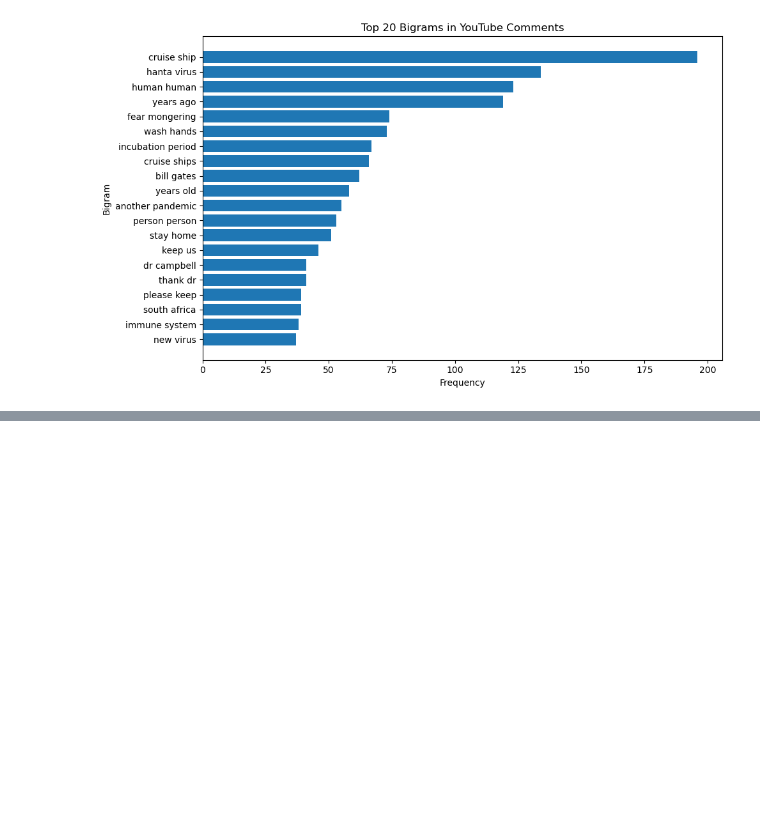
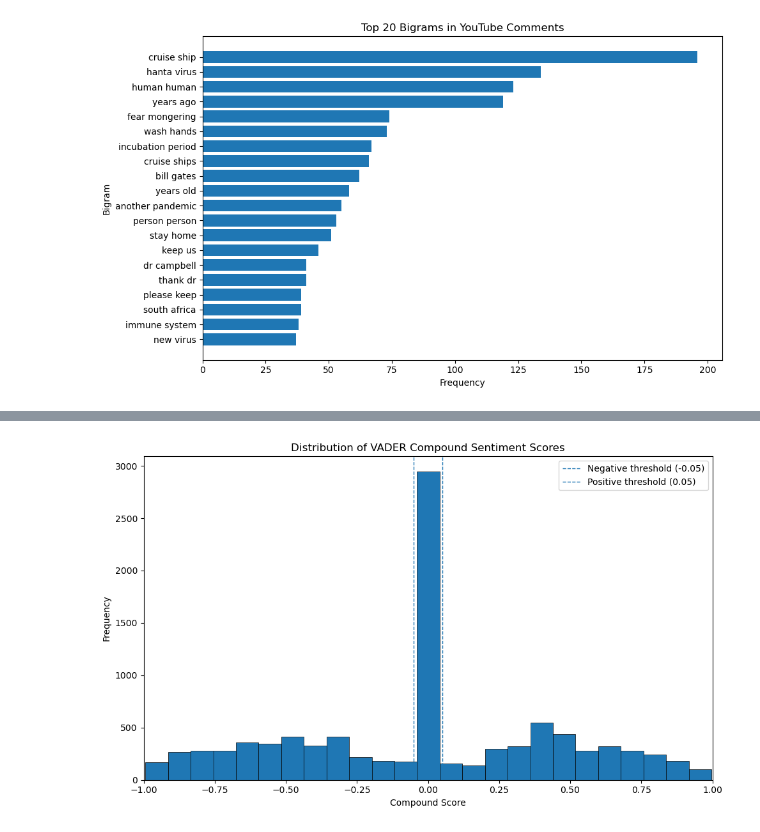
Before and after one commit to BenB51/UGGroup11_SocialMedia_A2, a Jupyter notebook: Youtube_Analysis.ipynb, the cells around one changed output, grey strips where cells are left out. Drawn from its saved outputs; the diff is of its cells as text; code cells hidden in the pictures; blank space fills up the shorter version.

```diff
--- a/Youtube_Analysis.ipynb
+++ b/Youtube_Analysis.ipynb
@@ -932,0 +964,16 @@ plt.show()
+# %%
+# apply vader sentiment analysis to cleaned comments
+english_comments_df["vader_scores"] = english_comments_df["cleanComment"].apply(
+    lambda text: sentAnalyser.polarity_scores(text)
+)
+
+# extract vader scores into separate columns
+english_comments_df["compound"] = english_comments_df["vader_scores"].apply(lambda score: score["compound"])
+english_comments_df["vader_positive"] = english_comments_df["vader_scores"].apply(lambda score: score["pos"])
+english_comments_df["vader_neutral"] = english_comments_df["vader_scores"].apply(lambda score: score["neu"])
+english_comments_df["vader_negative"] = english_comments_df["vader_scores"].apply(lambda score: score["neg"])
+
+# create sentiment label
+english_comments_df["vader_label"] = english_comments_df["compound"].apply(classify_vader_sentiment)
+
+english_comments_df[["cleanComment", "compound", "vader_label"]].head()
@@ -932,0 +1041,24 @@ plt.show()
+# %%
+# plot distribution of vader compound scores
+plt.figure(figsize=(10, 6))
+
+plt.hist(
+    english_comments_df["compound"],
+    bins=25,
+    edgecolor="black",
+    linewidth=0.5
+)
+
+plt.axvline(-0.05, linestyle="--", linewidth=1, label="Negative threshold (-0.05)")
+plt.axvline(0.05, linestyle="--", linewidth=1, label="Positive threshold (0.05)")
+
+plt.title("Distribution of VADER Compound Sentiment Scores")
+plt.xlabel("Compound Score")
+plt.ylabel("Frequency")
+plt.xlim(-1, 1)
+plt.legend()
+
+plt.tight_layout()
+plt.show()
+# %% [output]
+[figure, added]
```
Also changed, not shown: parts of 10 cells of this notebook, 1 other file.
